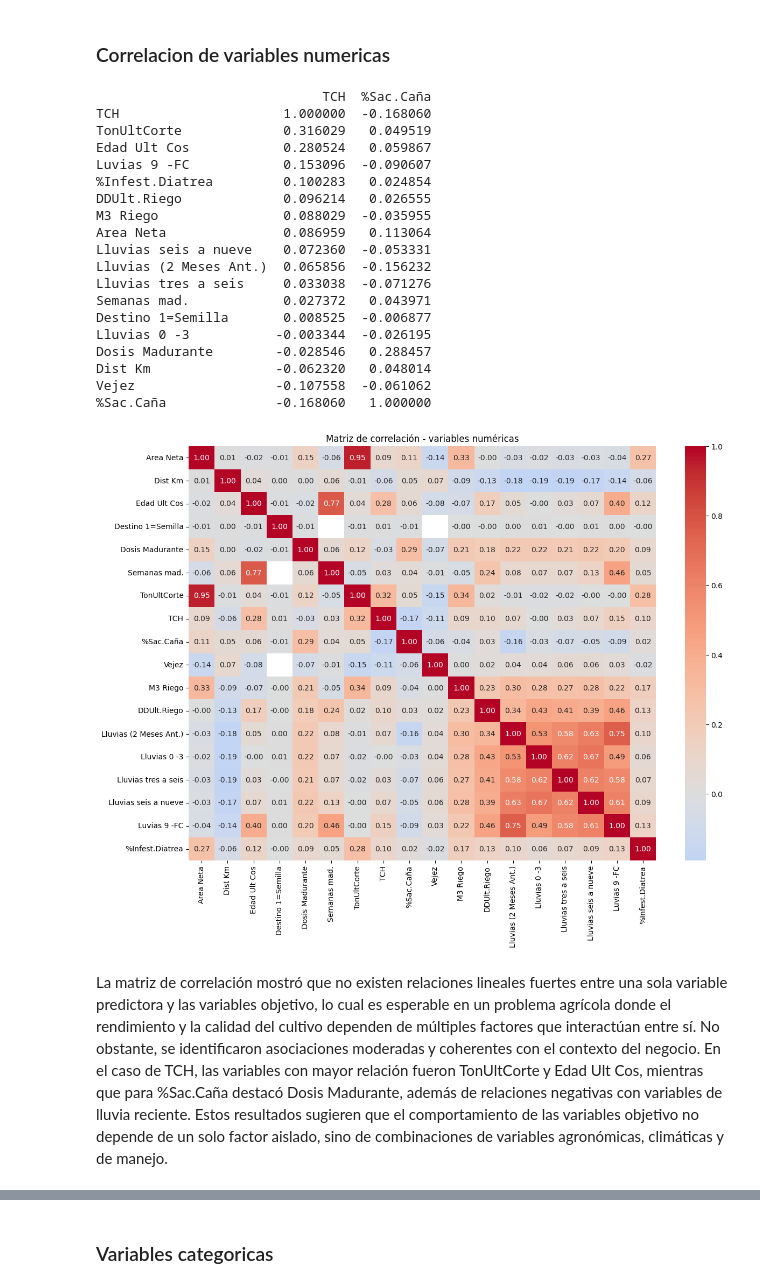
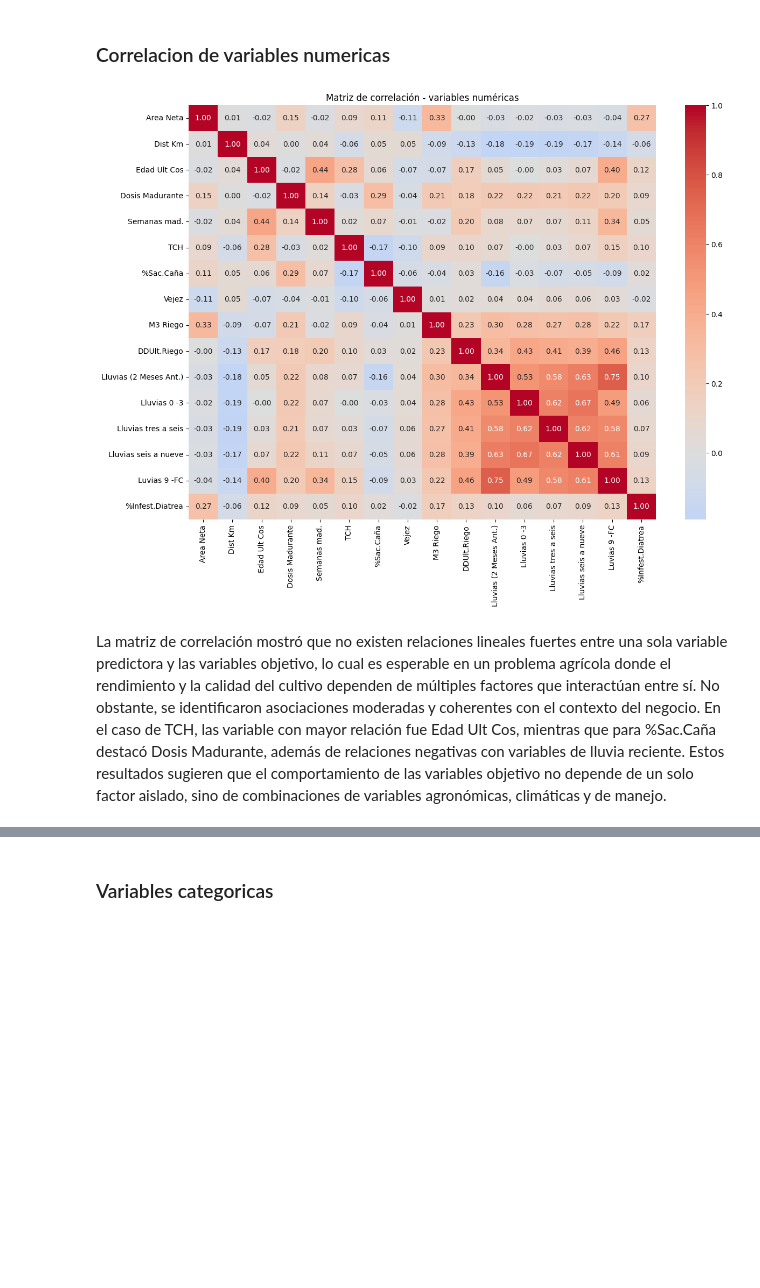
Before and after one commit to luiscadn/ProvidenciaCane-Harvest-Forecasting-ML, a Jupyter notebook: notebooks/01_EDA.ipynb, the cells around one changed output, grey strips where cells are left out. Saved outputs shown, nothing was run; the diff lists cells and outputs as text; code cells hidden in the pictures; blank space fills up the shorter version.

```diff
--- a/notebooks/01_EDA.ipynb
+++ b/notebooks/01_EDA.ipynb
@@ -374,7 +343,9 @@ cols_descartar = [
     'Cerca de',
     'Tenencia',
     'Zona',
-    'Suelo'
+    'Suelo',
+    'F.Siembra',
+    'F.Ult.Corte'
 ]
 
 df_reg = df_reg.drop(columns=cols_descartar, errors='ignore')
@@ -560,0 +563,7 @@ None
+# %%
+# Imputación de Vejez con mediana
+mediana_vejez = df_reg['Vejez'].median()
+df_reg['Vejez'] = df_reg['Vejez'].fillna(mediana_vejez)
+
+print("Mediana usada para Vejez:", mediana_vejez)
+print("Nulos restantes en Vejez:", df_reg['Vejez'].isnull().sum())
@@ -560,0 +603,18 @@ None
+# %%
+print("Negativos:", (df_reg['Semanas mad.'] < 0).sum())
+print("Mayores a 60:", (df_reg['Semanas mad.'] > 60).sum())
+
+# Reemplazamos valores sospechosos por NaN
+df_reg.loc[
+    (df_reg['Semanas mad.'] < 0) | (df_reg['Semanas mad.'] > 60),
+    'Semanas mad.'
+] = pd.NA
+
+# Imputamos con mediana
+mediana_sem = df_reg['Semanas mad.'].median()
+df_reg['Semanas mad.'] = df_reg['Semanas mad.'].fillna(mediana_sem)
+
+# Verificación
+print("Mediana usada:", mediana_sem)
+print("Nulos restantes en Semanas mad.:", df_reg['Semanas mad.'].isnull().sum())
+print(df_reg['Semanas mad.'].describe())
@@ -591,0 +744,4 @@ None
+# %%
+df_reg_sacarosa = df_reg_sacarosa.drop(columns=['Destino 1=Semilla'], errors='ignore')
+
+print("Nuevo número de columnas:", df_reg_sacarosa.shape[1])
@@ -681,53 +839,30 @@ En el caso de %Sac.Caña, la media (12.32) y la mediana (12.37) también son muy
 # %%
 cols_num = [
     'Area Neta',
     'Dist Km',
     'Edad Ult Cos',
-    'Destino 1=Semilla',
     'Dosis Madurante',
     'Semanas mad.',
-    'TonUltCorte',
     'TCH',
     '%Sac.Caña',
     'Vejez',
     'M3 Riego',
     'DDUlt.Riego',
     'Lluvias (2 Meses Ant.)',
     'Lluvias 0 -3',
     'Lluvias tres a seis',
     'Lluvias seis a nueve',
     'Luvias 9 -FC',
     '%Infest.Diatrea'
 ]
 
-corr_matrix = df_reg_sacarosa[cols_num].corr(numeric_only=True)
-print(corr_matrix[['TCH', '%Sac.Caña']].sort_values(by='TCH', ascending=False))
-
+corr_matrix = df_reg_sacarosa[cols_num].corr()
 plt.figure(figsize=(14,10))
 sns.heatmap(corr_matrix, annot=True, fmt='.2f', cmap='coolwarm', center=0)
 plt.title('Matriz de correlación - variables numéricas')
 plt.show()
 # %% [output]
-                             TCH  %Sac.Caña
-TCH                     1.000000  -0.168060
-TonUltCorte             0.316029   0.049519
-Edad Ult Cos            0.280524   0.059867
-Luvias 9 -FC            0.153096  -0.090607
-%Infest.Diatrea         0.100283   0.024854
-DDUlt.Riego             0.096214   0.026555
-M3 Riego                0.088029  -0.035955
-Area Neta               0.086959   0.113064
-Lluvias seis a nueve    0.072360  -0.053331
-Lluvias (2 Meses Ant.)  0.065856  -0.156232
-Lluvias tres a seis     0.033038  -0.071276
-Semanas mad.            0.027372   0.043971
-Destino 1=Semilla       0.008525  -0.006877
-Lluvias 0 -3           -0.003344  -0.026195
-Dosis Madurante        -0.028546   0.288457
-Dist Km                -0.062320   0.048014
-Vejez                  -0.107558  -0.061062
-%Sac.Caña              -0.168060   1.000000
-[figure, old version]
+[figure, new version]
 # %% [markdown]
-La matriz de correlación mostró que no existen relaciones lineales fuertes entre una sola variable predictora y las variables objetivo, lo cual es esperable en un problema agrícola donde el rendimiento y la calidad del cultivo dependen de múltiples factores que interactúan entre sí. No obstante, se identificaron asociaciones moderadas y coherentes con el contexto del negocio. En el caso de TCH, las variables con mayor relación fueron TonUltCorte y Edad Ult Cos, mientras que para %Sac.Caña destacó Dosis Madurante, además de relaciones negativas con variables de lluvia reciente. Estos resultados sugieren que el comportamiento de las variables objetivo no depende de un solo factor aislado, sino de combinaciones de variables agronómicas, climáticas y de manejo.
+La matriz de correlación mostró que no existen relaciones lineales fuertes entre una sola variable predictora y las variables objetivo, lo cual es esperable en un problema agrícola donde el rendimiento y la calidad del cultivo dependen de múltiples factores que interactúan entre sí. No obstante, se identificaron asociaciones moderadas y coherentes con el contexto del negocio. En el caso de TCH, las variable con mayor relación fue Edad Ult Cos, mientras que para %Sac.Caña destacó Dosis Madurante, además de relaciones negativas con variables de lluvia reciente. Estos resultados sugieren que el comportamiento de las variables objetivo no depende de un solo factor aislado, sino de combinaciones de variables agronómicas, climáticas y de manejo.
 # %%
```
Also changed, not shown: parts of 95 cells of this notebook.
